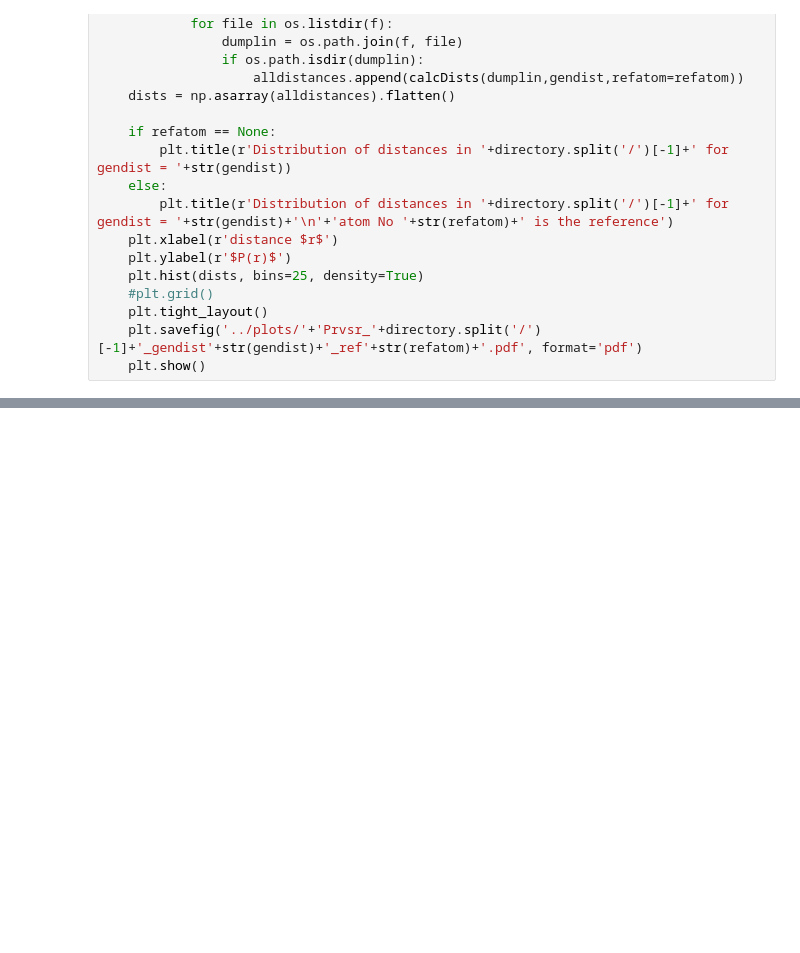
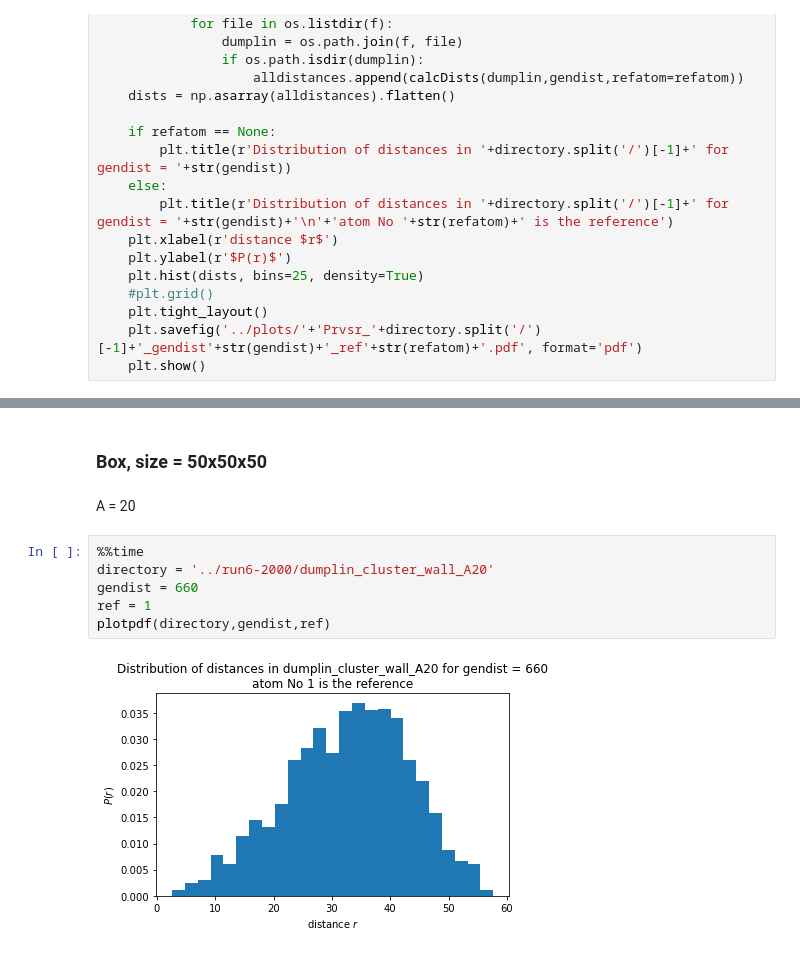
Before and after one commit to PHouzel/So-many-chromosomes, a Jupyter notebook: analysis/probability-density-function-r.ipynb, the cells around one changed output, grey strips where cells are left out. Drawn from its saved outputs; the diff is of its cells as text; blank space fills up the shorter version.

```diff
--- a/analysis/probability-density-function-r.ipynb
+++ b/analysis/probability-density-function-r.ipynb
@@ -83,0 +116,12 @@ Wall time: 35.6 s
+# %% [markdown]
+### Box, size = 50x50x50
+# %% [markdown]
+A = 20
+# %%
+%%time
+directory = '../run6-2000/dumplin_cluster_wall_A20'
+gendist = 660
+ref = 1
+plotpdf(directory,gendist,ref)
+# %% [output]
+[figure, added]
```
Also changed, not shown: parts of 10 cells of this notebook, 1 other file.
